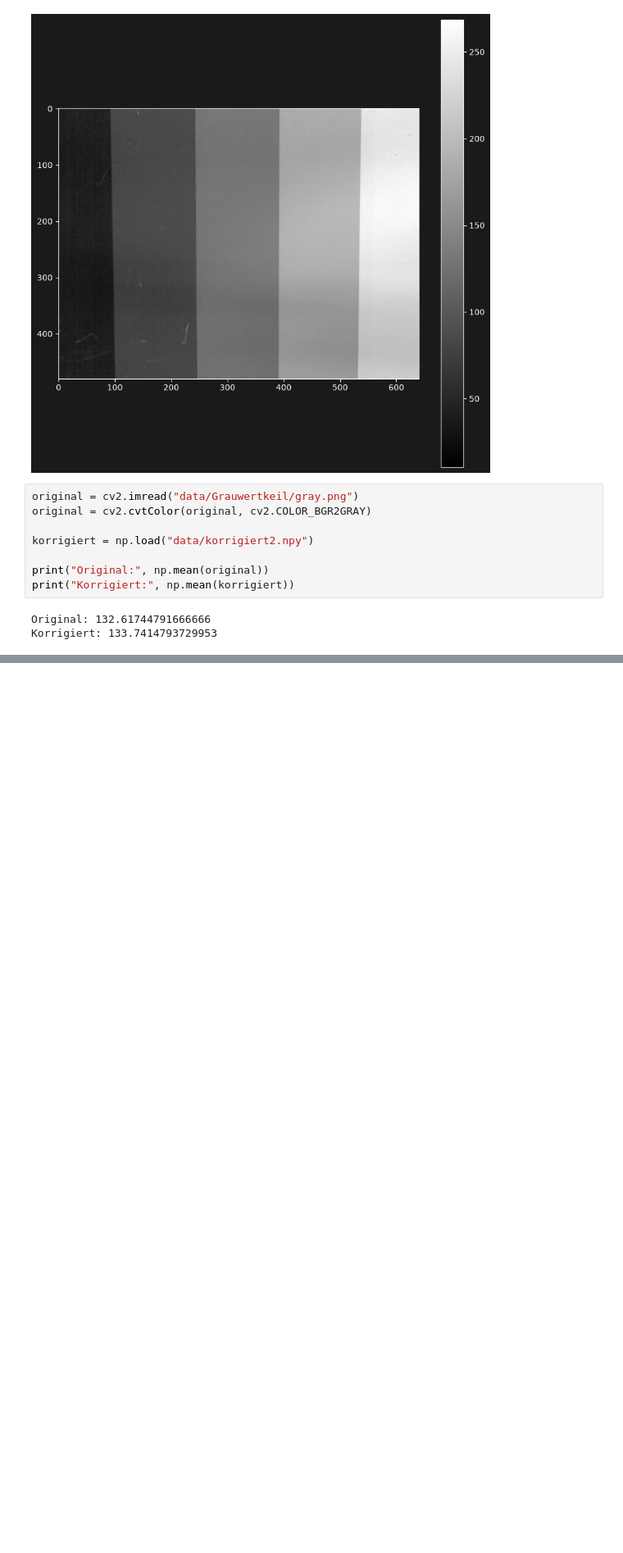
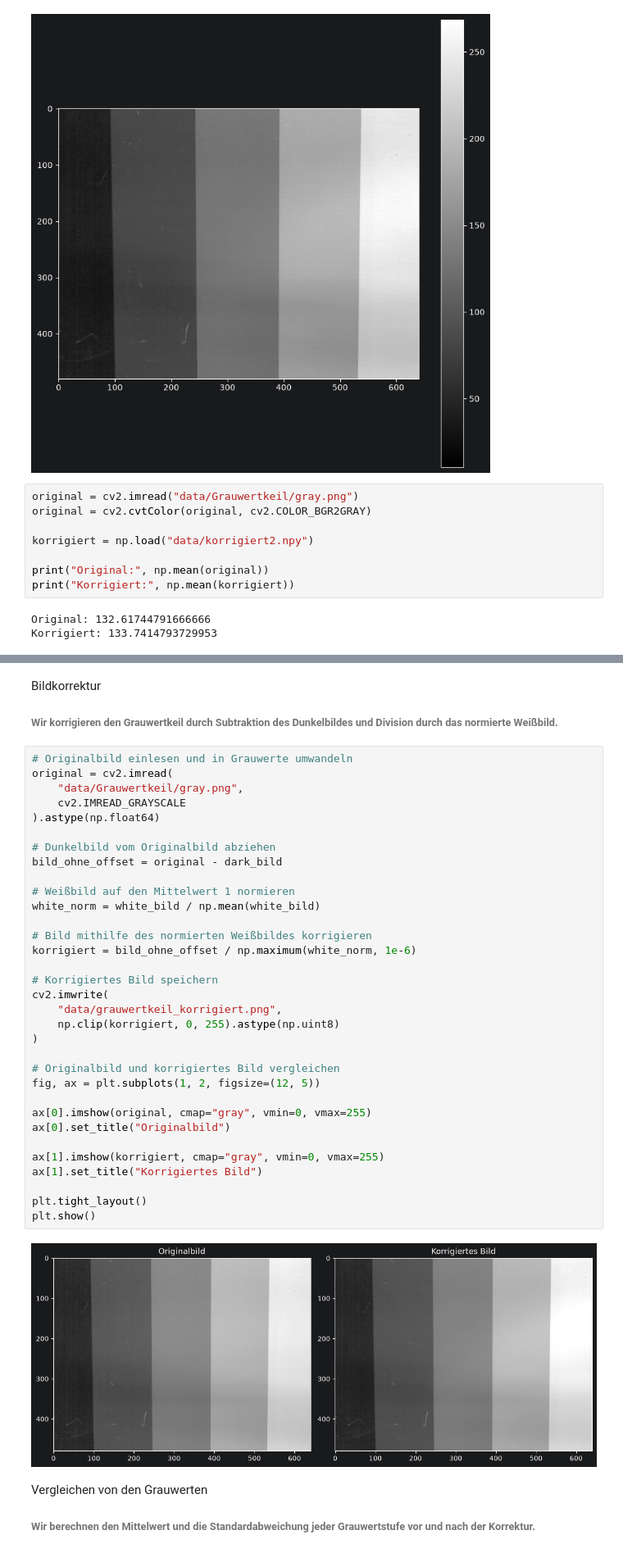
Before and after one commit to svecm475-bit/TGKI-Lab2, a Jupyter notebook: Versuch2.ipynb, the cells around one changed output, grey strips where cells are left out. Shown at 82% size. Saved outputs shown, nothing was run; the diff lists cells and outputs as text; blank space fills up the shorter version.

```diff
--- a/Versuch2.ipynb
+++ b/Versuch2.ipynb
@@ -214,0 +327,43 @@ Korrigiert: 133.7414793729953
+# %% [markdown]
+Bildkorrektur
+
+###### Wir korrigieren den Grauwertkeil durch Subtraktion des Dunkelbildes und Division durch das normierte Weißbild.
+# %%
+# Originalbild einlesen und in Grauwerte umwandeln
+original = cv2.imread(
+    "data/Grauwertkeil/gray.png",
+    cv2.IMREAD_GRAYSCALE
+).astype(np.float64)
+
+# Dunkelbild vom Originalbild abziehen
+bild_ohne_offset = original - dark_bild
+
+# Weißbild auf den Mittelwert 1 normieren
+white_norm = white_bild / np.mean(white_bild)
+
+# Bild mithilfe des normierten Weißbildes korrigieren
+korrigiert = bild_ohne_offset / np.maximum(white_norm, 1e-6)
+
+# Korrigiertes Bild speichern
+cv2.imwrite(
+    "data/grauwertkeil_korrigiert.png",
+    np.clip(korrigiert, 0, 255).astype(np.uint8)
+)
+
+# Originalbild und korrigiertes Bild vergleichen
+fig, ax = plt.subplots(1, 2, figsize=(12, 5))
+
+ax[0].imshow(original, cmap="gray", vmin=0, vmax=255)
+ax[0].set_title("Originalbild")
+
+ax[1].imshow(korrigiert, cmap="gray", vmin=0, vmax=255)
+ax[1].set_title("Korrigiertes Bild")
+
+plt.tight_layout()
+plt.show()
+# %% [output]
+[figure, added]
+# %% [markdown]
+Vergleichen von den Grauwerten
+
+###### Wir berechnen den Mittelwert und die Standardabweichung jeder Grauwertstufe vor und nach der Korrektur.
```
Also changed, not shown: parts of 12 cells of this notebook, 5 other files.
